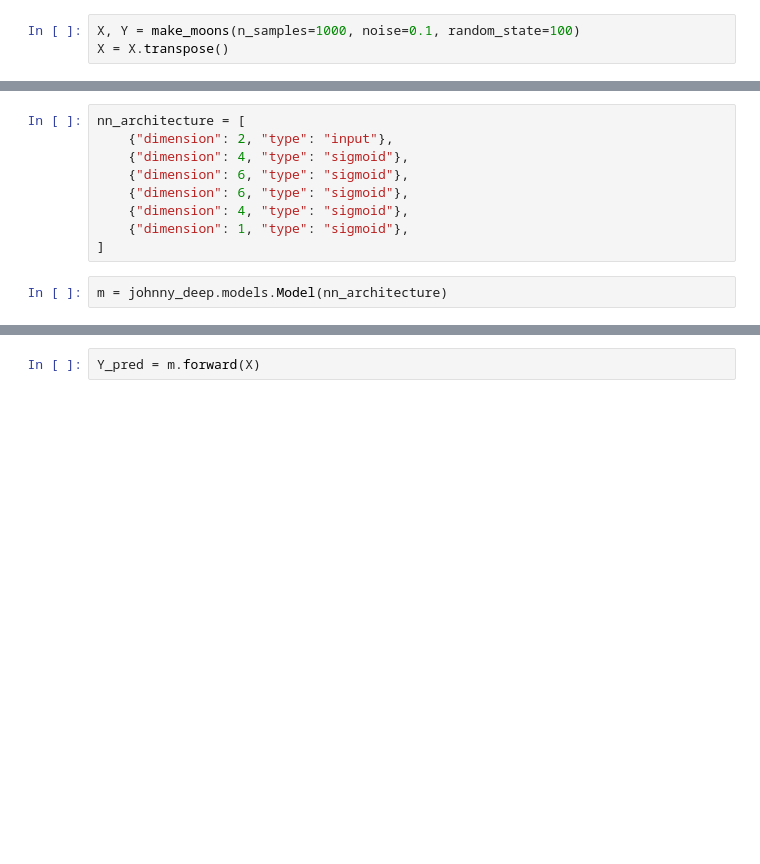
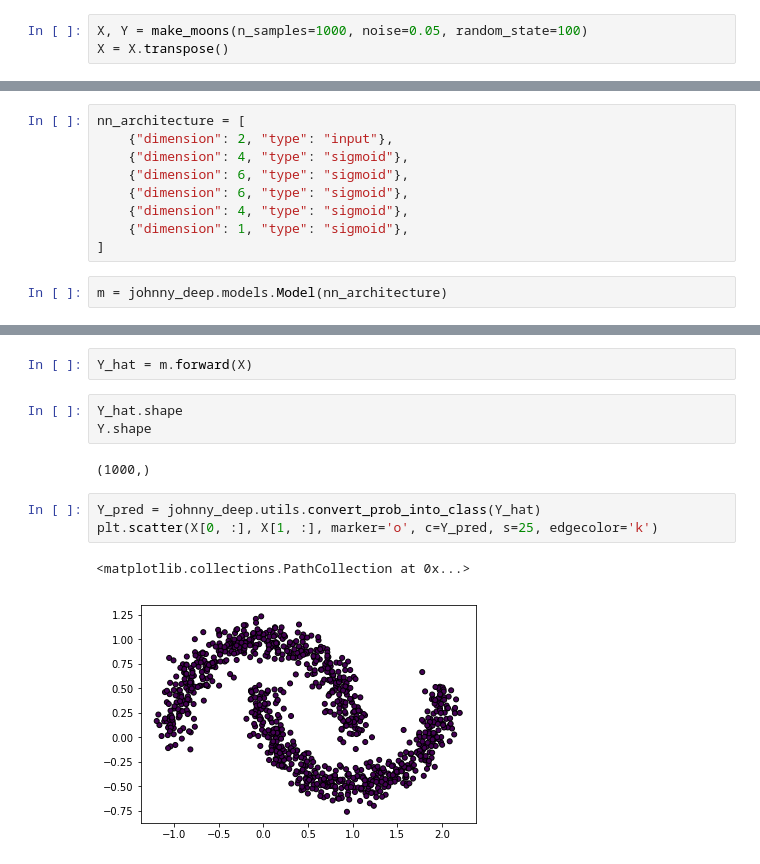
Before and after one commit to fffaez/johnny_deep, a Jupyter notebook: playground.ipynb, the cells around one changed output, grey strips where cells are left out. Drawn from its saved outputs; the diff is of its cells as text; blank space fills up the shorter version.

Commit message:
adding utils

```diff
--- a/playground.ipynb
+++ b/playground.ipynb
@@ -8,7 +12,7 @@ import matplotlib.pyplot as plt
 # %%
 from sklearn.datasets import make_moons
 # %%
-X, Y = make_moons(n_samples=1000, noise=0.1, random_state=100)
+X, Y = make_moons(n_samples=1000, noise=0.05, random_state=100)
 X = X.transpose()
 # %%
 plt.scatter(X[0, :], X[1, :], marker='o', c=Y, s=25, edgecolor='k')
@@ -28,2 +51,13 @@ m.model_info()
 # %%
-Y_pred = m.forward(X)
+Y_hat = m.forward(X)
+# %%
+Y_hat.shape
+Y.shape
+# %% [output]
+(1000,)
+# %%
+Y_pred = johnny_deep.utils.convert_prob_into_class(Y_hat)
+plt.scatter(X[0, :], X[1, :], marker='o', c=Y_pred, s=25, edgecolor='k')
+# %% [output]
+<matplotlib.collections.PathCollection at 0x...>
+[figure, added]
```
Also changed, not shown: parts of 3 cells of this notebook, 2 other files.
